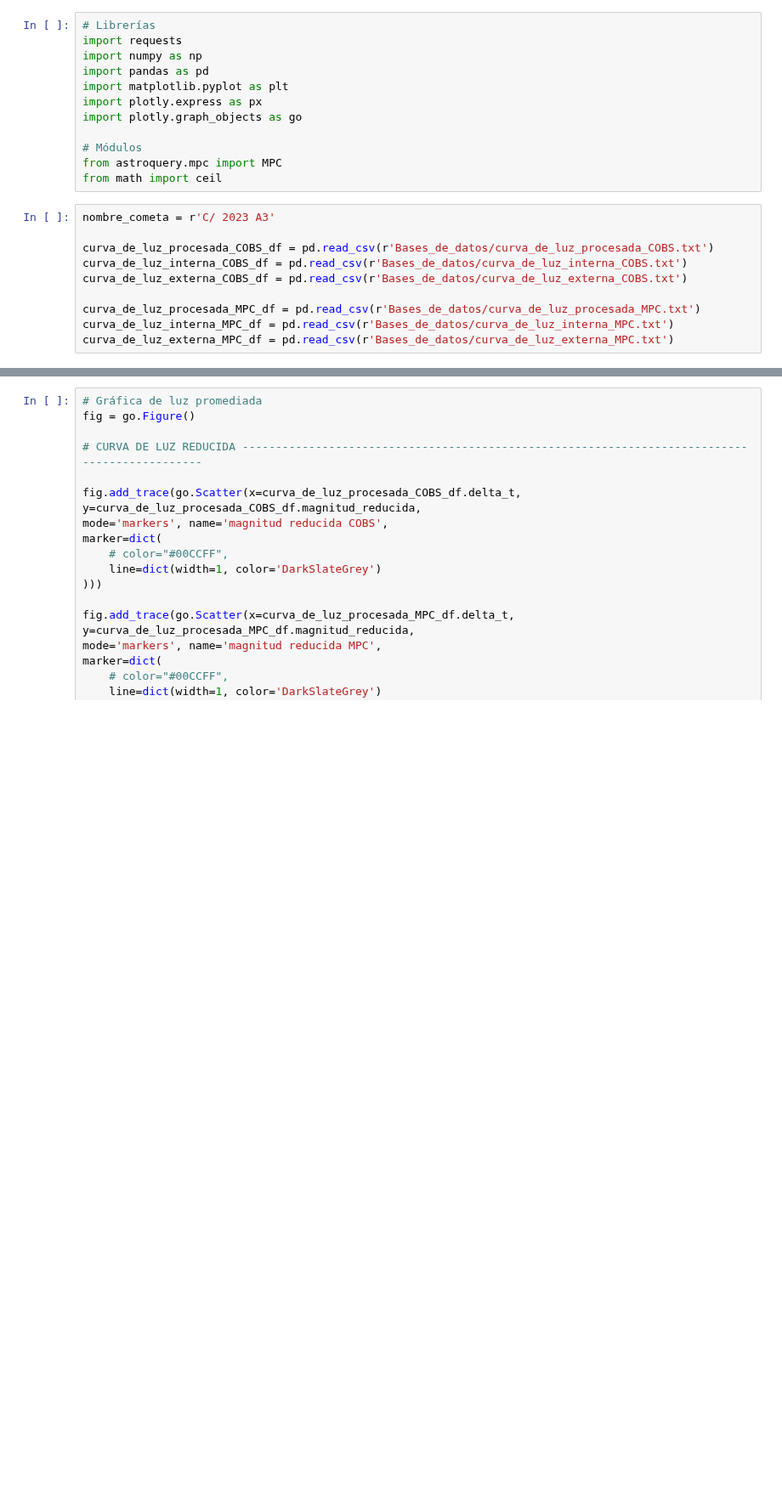
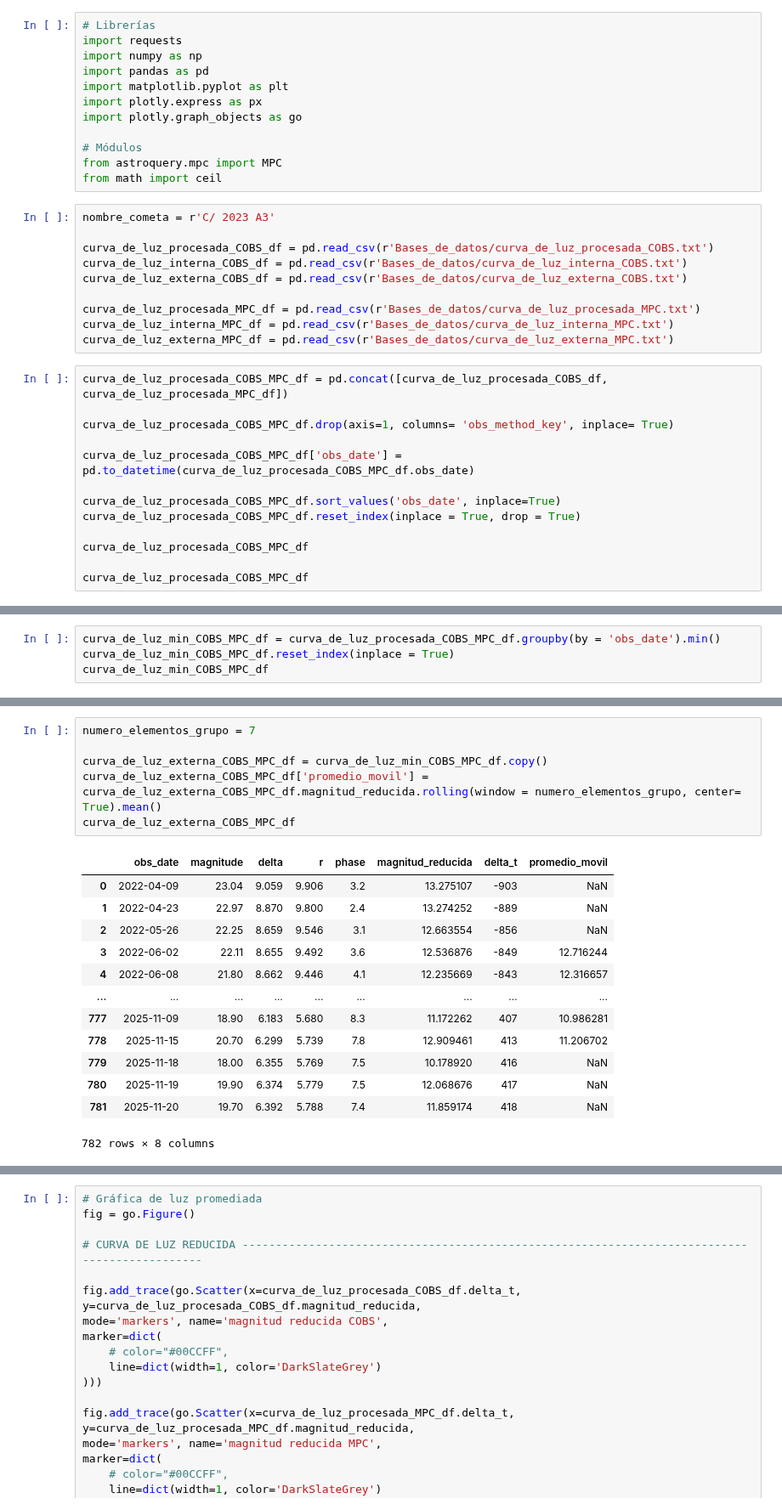
Before and after one commit to sperezp23/Analisador_de_cometas_MPC_Obs_API, a Jupyter notebook: Cometa_MPC_COBS.ipynb, the cells around one changed output, grey strips where cells are left out. Shown at 85% size. Saved outputs shown, nothing was run; the diff lists cells and outputs as text; blank space fills up the shorter version.

```diff
--- a/Cometa_MPC_COBS.ipynb
+++ b/Cometa_MPC_COBS.ipynb
@@ -20,3 +20,16 @@ curva_de_luz_externa_COBS_df = pd.read_csv(r'Bases_de_datos/curva_de_luz_externa
 curva_de_luz_procesada_MPC_df = pd.read_csv(r'Bases_de_datos/curva_de_luz_procesada_MPC.txt')
 curva_de_luz_interna_MPC_df = pd.read_csv(r'Bases_de_datos/curva_de_luz_interna_MPC.txt')
 curva_de_luz_externa_MPC_df = pd.read_csv(r'Bases_de_datos/curva_de_luz_externa_MPC.txt')
+# %%
+curva_de_luz_procesada_COBS_MPC_df = pd.concat([curva_de_luz_procesada_COBS_df, curva_de_luz_procesada_MPC_df])
+
+curva_de_luz_procesada_COBS_MPC_df.drop(axis=1, columns= 'obs_method_key', inplace= True)
+
+curva_de_luz_procesada_COBS_MPC_df['obs_date'] = pd.to_datetime(curva_de_luz_procesada_COBS_MPC_df.obs_date)
+
+curva_de_luz_procesada_COBS_MPC_df.sort_values('obs_date', inplace=True)
+curva_de_luz_procesada_COBS_MPC_df.reset_index(inplace = True, drop = True)
+
+curva_de_luz_procesada_COBS_MPC_df
+
+curva_de_luz_procesada_COBS_MPC_df
@@ -22,0 +67,4 @@ curva_de_luz_externa_MPC_df = pd.read_csv(r'Bases_de_datos/curva_de_luz_externa_
+# %%
+curva_de_luz_min_COBS_MPC_df = curva_de_luz_procesada_COBS_MPC_df.groupby(by = 'obs_date').min()
+curva_de_luz_min_COBS_MPC_df.reset_index(inplace = True)
+curva_de_luz_min_COBS_MPC_df
@@ -22,0 +85,20 @@ curva_de_luz_externa_MPC_df = pd.read_csv(r'Bases_de_datos/curva_de_luz_externa_
+# %%
+numero_elementos_grupo = 7
+
+curva_de_luz_externa_COBS_MPC_df = curva_de_luz_min_COBS_MPC_df.copy()
+curva_de_luz_externa_COBS_MPC_df['promedio_movil'] = curva_de_luz_externa_COBS_MPC_df.magnitud_reducida.rolling(window = numero_elementos_grupo, center= True).mean()
+curva_de_luz_externa_COBS_MPC_df
+# %% [output]
+|  | obs_date | magnitude | delta | r | phase | magnitud_reducida | delta_t | promedio_movil |
+| 0 | 2022-04-09 | 23.04 | 9.059 | 9.906 | 3.2 | 13.275107 | -903 | NaN |
+| 1 | 2022-04-23 | 22.97 | 8.870 | 9.800 | 2.4 | 13.274252 | -889 | NaN |
+| 2 | 2022-05-26 | 22.25 | 8.659 | 9.546 | 3.1 | 12.663554 | -856 | NaN |
+| 3 | 2022-06-02 | 22.11 | 8.655 | 9.492 | 3.6 | 12.536876 | -849 | 12.716244 |
+| 4 | 2022-06-08 | 21.80 | 8.662 | 9.446 | 4.1 | 12.235669 | -843 | 12.316657 |
+| ... | ... | ... | ... | ... | ... | ... | ... | ... |
+| 777 | 2025-11-09 | 18.90 | 6.183 | 5.680 | 8.3 | 11.172262 | 407 | 10.986281 |
+| 778 | 2025-11-15 | 20.70 | 6.299 | 5.739 | 7.8 | 12.909461 | 413 | 11.206702 |
+| 779 | 2025-11-18 | 18.00 | 6.355 | 5.769 | 7.5 | 10.178920 | 416 | NaN |
+| 780 | 2025-11-19 | 19.90 | 6.374 | 5.779 | 7.5 | 12.068676 | 417 | NaN |
+| 781 | 2025-11-20 | 19.70 | 6.392 | 5.788 | 7.4 | 11.859174 | 418 | NaN |
+782 rows × 8 columns
```
Also changed, not shown: parts of 6 cells of this notebook, 1 other file.
